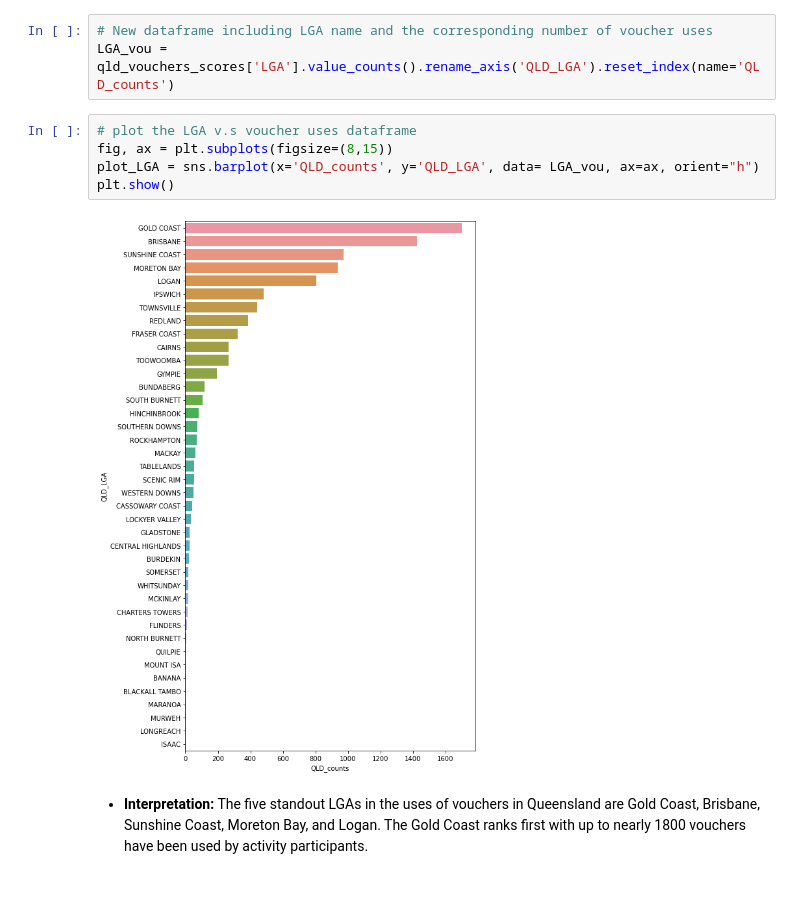
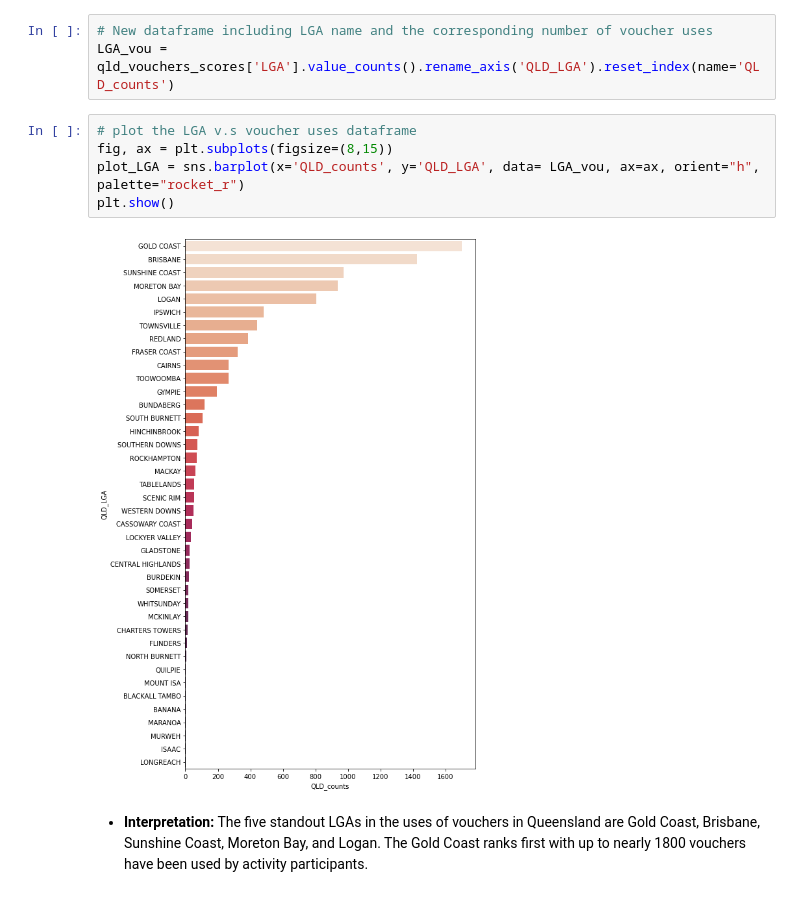
Before and after one commit to xuyenlinhHuynh/data-science-portfolio-xuyenlinhHuynh, a Jupyter notebook: Portfolio 2.ipynb, the cells around one changed output. Saved outputs shown, nothing was run; the diff lists cells and outputs as text.

```diff
--- a/Portfolio 2.ipynb
+++ b/Portfolio 2.ipynb
@@ -1032,10 +1032,10 @@ LGA_vou = qld_vouchers_scores['LGA'].value_counts().rename_axis('QLD_LGA').reset
 # %%
 # plot the LGA v.s voucher uses dataframe
 fig, ax = plt.subplots(figsize=(8,15))
-plot_LGA = sns.barplot(x='QLD_counts', y='QLD_LGA', data= LGA_vou, ax=ax, orient="h")
+plot_LGA = sns.barplot(x='QLD_counts', y='QLD_LGA', data= LGA_vou, ax=ax, orient="h", palette="rocket_r")
 plt.show()
 # %% [output]
-[figure, old version]
+[figure, new version]
 # %% [markdown]
 * **Interpretation:** The five standout LGAs in the uses of vouchers in Queensland are Gold Coast, Brisbane, Sunshine Coast, Moreton Bay, and Logan. The Gold Coast ranks first with up to nearly 1800 vouchers have been used by activity participants.
 # %% [markdown]
```
Also changed, not shown: parts of 13 cells of this notebook.
